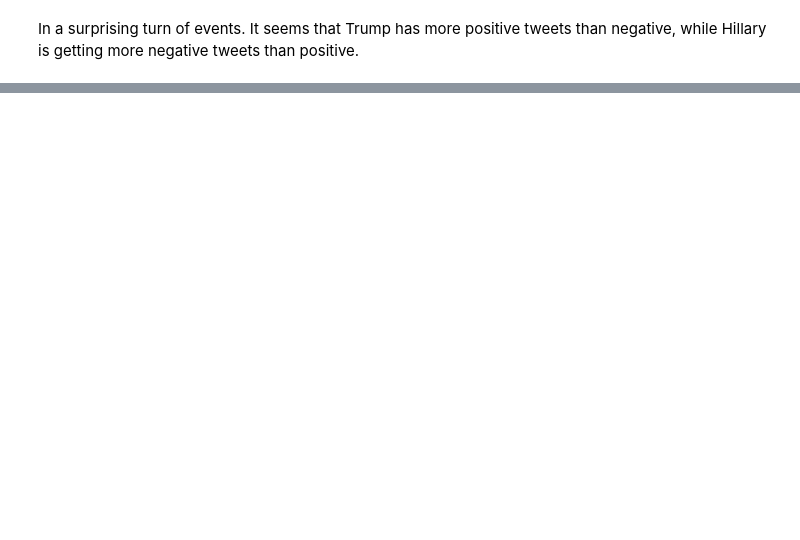
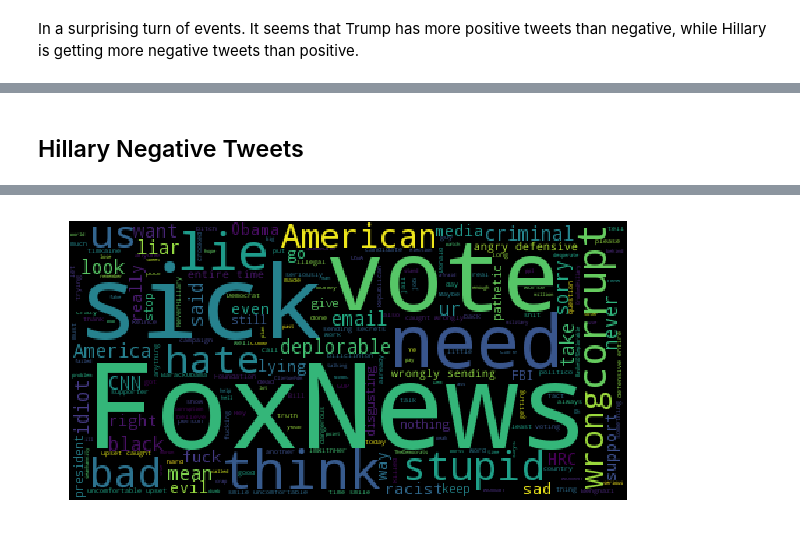
Before and after one commit to hassanhabbak/HillaryVsTrump, a Jupyter notebook: hillary_vs_trump.ipynb, the cells around one changed output, grey strips where cells are left out. Cells and saved outputs as stored; diff of their text form; code cells hidden in the pictures; blank space fills up the shorter version.

```diff
--- a/hillary_vs_trump.ipynb
+++ b/hillary_vs_trump.ipynb
@@ -188,0 +249,22 @@ class_ct[:3]
+# %% [markdown]
+## Hillary Negative Tweets
+# %%
+from nltk.corpus import stopwords
+import nltk
+nltk.download('stopwords')
+text = ' '.join(tweets_df.loc[(tweets_df['sentiment'] == 'negative') & (tweets_df['candidate'] == 'hillary')]['text'])
+REMOVE_LIST = ["https", "co", "Trump", "Hillary", "realdonaldtrump", "hillaryclinton", "amp", "one", "going", "say",
+               "Know", "clinton", "potus", "see", "make", "people"]
+REMOVE_LIST.extend(stopwords.words('english'))
+
+remove = '|'.join(REMOVE_LIST)
+regex = re.compile(r'\b('+remove+r')\b', flags=re.IGNORECASE)
+text = regex.sub("", text)
+
+
+wordcloud = WordCloud().generate(text)
+# Generate plot
+plt.imshow(wordcloud)
+plt.axis("off")
+plt.show()
+# %% [output]
@@ -188,0 +274 @@ class_ct[:3]
+[figure, added]
```
Also changed, not shown: parts of 42 cells of this notebook, 7 other files.
